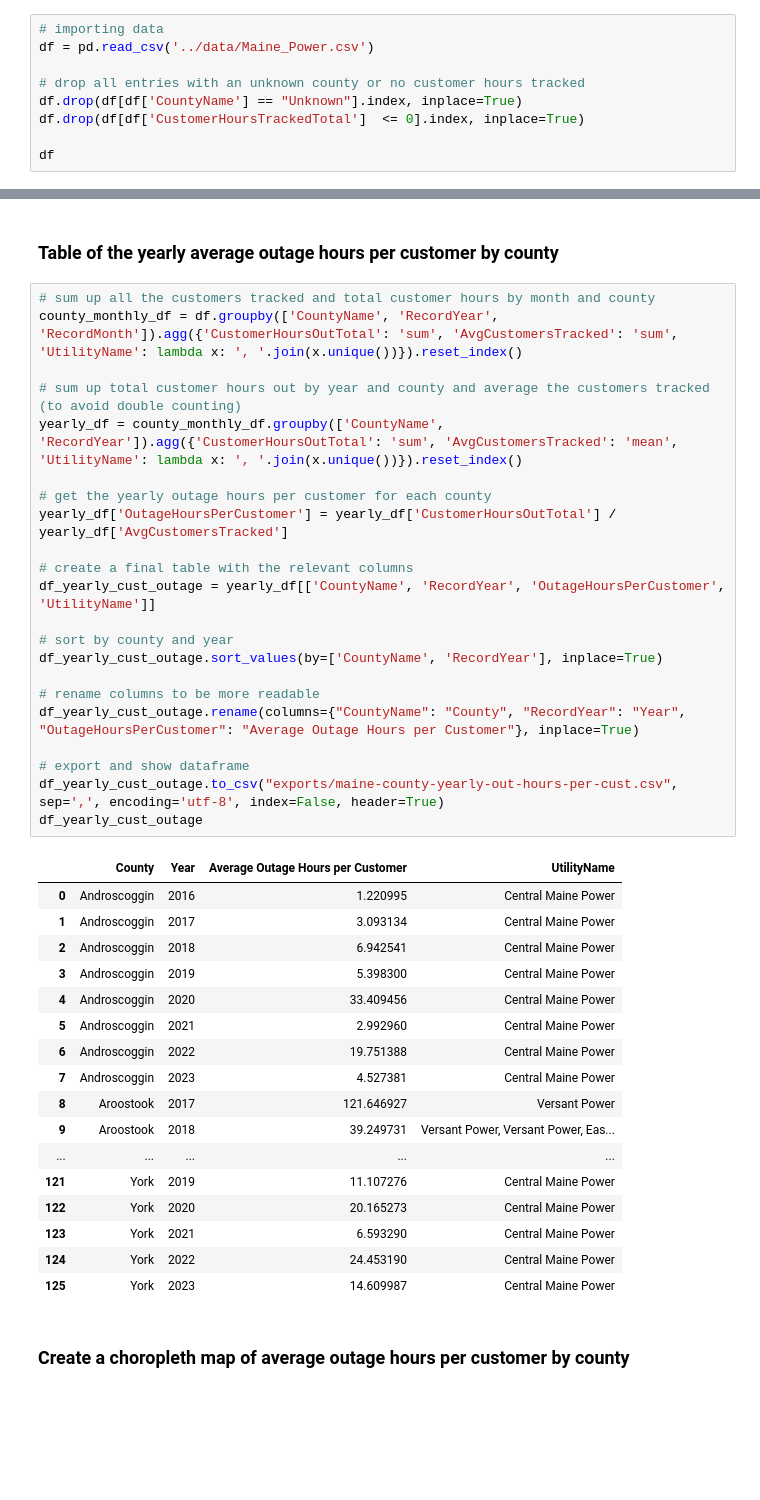
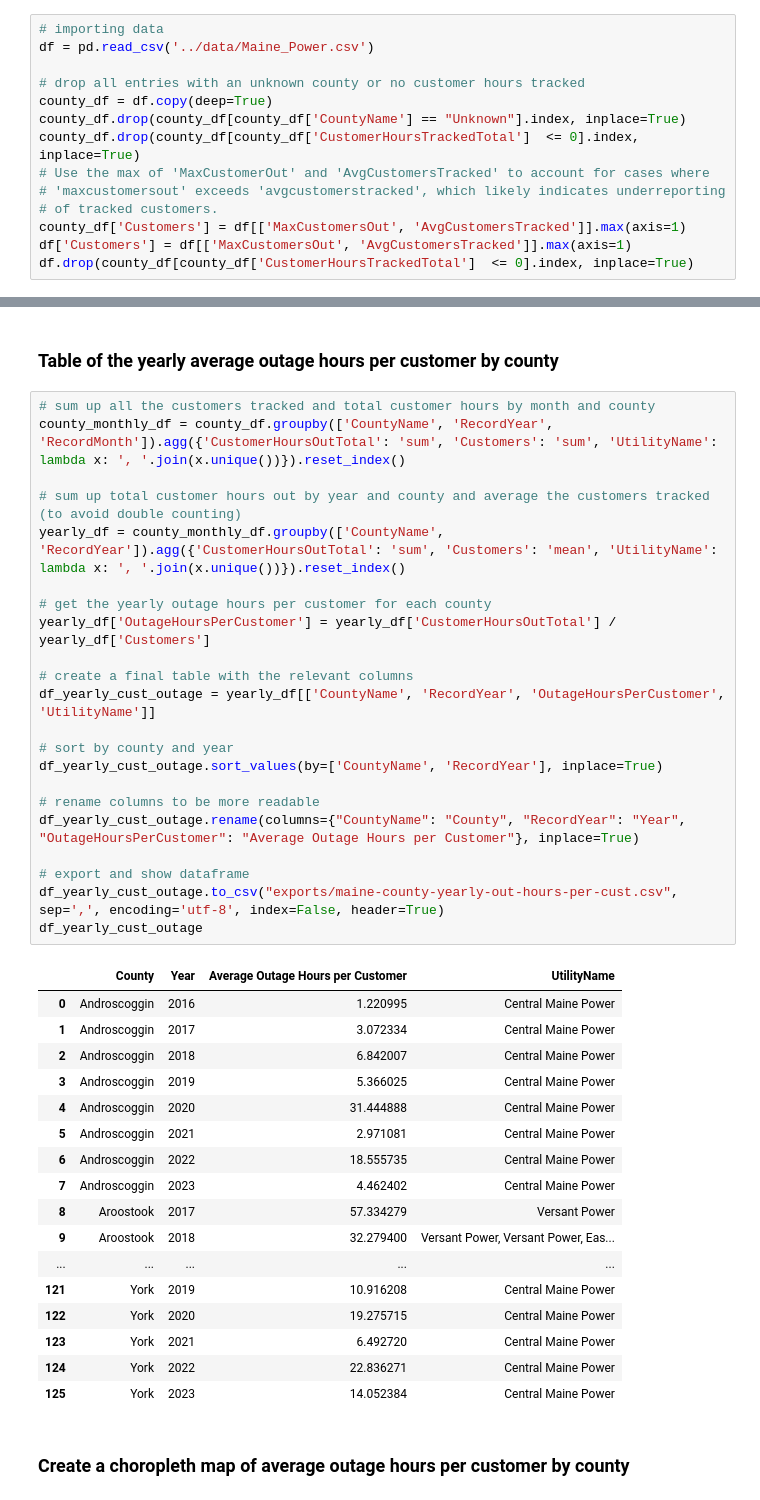
Before and after one commit to willgao23/maine-blackouts, a Jupyter notebook: notebooks/maine-blackout-analysis.ipynb, the cells around one changed output, grey strips where cells are left out. Cells and saved outputs as stored; diff of their text form; blank space fills up the shorter version.

```diff
--- a/notebooks/maine-blackout-analysis.ipynb
+++ b/notebooks/maine-blackout-analysis.ipynb
@@ -19,7 +21,12 @@ pd.options.mode.chained_assignment = None
 df = pd.read_csv('../data/Maine_Power.csv')
 
 # drop all entries with an unknown county or no customer hours tracked
-df.drop(df[df['CountyName'] == "Unknown"].index, inplace=True)
-df.drop(df[df['CustomerHoursTrackedTotal']  <= 0].index, inplace=True)
-
-df
+county_df = df.copy(deep=True)
+county_df.drop(county_df[county_df['CountyName'] == "Unknown"].index, inplace=True)
+county_df.drop(county_df[county_df['CustomerHoursTrackedTotal']  <= 0].index, inplace=True)
+# Use the max of 'MaxCustomerOut' and 'AvgCustomersTracked' to account for cases where
+# 'maxcustomersout' exceeds 'avgcustomerstracked', which likely indicates underreporting
+# of tracked customers.
+county_df['Customers'] = df[['MaxCustomersOut', 'AvgCustomersTracked']].max(axis=1)
+df['Customers'] = df[['MaxCustomersOut', 'AvgCustomersTracked']].max(axis=1)
+df.drop(county_df[county_df['CustomerHoursTrackedTotal']  <= 0].index, inplace=True)
@@ -41,44 +34,44 @@ df
 ### Table of the yearly average outage hours per customer by county
 # %%
 # sum up all the customers tracked and total customer hours by month and county
-county_monthly_df = df.groupby(['CountyName', 'RecordYear', 'RecordMonth']).agg({'CustomerHoursOutTotal': 'sum', 'AvgCustomersTracked': 'sum', 'UtilityName': lambda x: ', '.join(x.unique())}).reset_index()
+county_monthly_df = county_df.groupby(['CountyName', 'RecordYear', 'RecordMonth']).agg({'CustomerHoursOutTotal': 'sum', 'Customers': 'sum', 'UtilityName': lambda x: ', '.join(x.unique())}).reset_index()
 
 # sum up total customer hours out by year and county and average the customers tracked (to avoid double counting)
-yearly_df = county_monthly_df.groupby(['CountyName', 'RecordYear']).agg({'CustomerHoursOutTotal': 'sum', 'AvgCustomersTracked': 'mean', 'UtilityName': lambda x: ', '.join(x.unique())}).reset_index()
+yearly_df = county_monthly_df.groupby(['CountyName', 'RecordYear']).agg({'CustomerHoursOutTotal': 'sum', 'Customers': 'mean', 'UtilityName': lambda x: ', '.join(x.unique())}).reset_index()
 
 # get the yearly outage hours per customer for each county
-yearly_df['OutageHoursPerCustomer'] = yearly_df['CustomerHoursOutTotal'] / yearly_df['AvgCustomersTracked']
+yearly_df['OutageHoursPerCustomer'] = yearly_df['CustomerHoursOutTotal'] / yearly_df['Customers']
 
 # create a final table with the relevant columns
 df_yearly_cust_outage = yearly_df[['CountyName', 'RecordYear', 'OutageHoursPerCustomer', 'UtilityName']]
 
 # sort by county and year
 df_yearly_cust_outage.sort_values(by=['CountyName', 'RecordYear'], inplace=True)
 
 # rename columns to be more readable
 df_yearly_cust_outage.rename(columns={"CountyName": "County", "RecordYear": "Year", "OutageHoursPerCustomer": "Average Outage Hours per Customer"}, inplace=True)
 
 # export and show dataframe
 df_yearly_cust_outage.to_csv("exports/maine-county-yearly-out-hours-per-cust.csv", sep=',', encoding='utf-8', index=False, header=True)
 df_yearly_cust_outage
 # %% [output]
 |  | County | Year | Average Outage Hours per Customer | UtilityName |
 | 0 | Androscoggin | 2016 | 1.220995 | Central Maine Power |
-| 1 | Androscoggin | 2017 | 3.093134 | Central Maine Power |
-| 2 | Androscoggin | 2018 | 6.942541 | Central Maine Power |
-| 3 | Androscoggin | 2019 | 5.398300 | Central Maine Power |
-| 4 | Androscoggin | 2020 | 33.409456 | Central Maine Power |
-| 5 | Androscoggin | 2021 | 2.992960 | Central Maine Power |
-| 6 | Androscoggin | 2022 | 19.751388 | Central Maine Power |
-| 7 | Androscoggin | 2023 | 4.527381 | Central Maine Power |
-| 8 | Aroostook | 2017 | 121.646927 | Versant Power |
-| 9 | Aroostook | 2018 | 39.249731 | Versant Power, Versant Power, Eas... |
+| 1 | Androscoggin | 2017 | 3.072334 | Central Maine Power |
+| 2 | Androscoggin | 2018 | 6.842007 | Central Maine Power |
+| 3 | Androscoggin | 2019 | 5.366025 | Central Maine Power |
+| 4 | Androscoggin | 2020 | 31.444888 | Central Maine Power |
+| 5 | Androscoggin | 2021 | 2.971081 | Central Maine Power |
+| 6 | Androscoggin | 2022 | 18.555735 | Central Maine Power |
+| 7 | Androscoggin | 2023 | 4.462402 | Central Maine Power |
+| 8 | Aroostook | 2017 | 57.334279 | Versant Power |
+| 9 | Aroostook | 2018 | 32.279400 | Versant Power, Versant Power, Eas... |
 | ... | ... | ... | ... | ... |
-| 121 | York | 2019 | 11.107276 | Central Maine Power |
-| 122 | York | 2020 | 20.165273 | Central Maine Power |
-| 123 | York | 2021 | 6.593290 | Central Maine Power |
-| 124 | York | 2022 | 24.453190 | Central Maine Power |
-| 125 | York | 2023 | 14.609987 | Central Maine Power |
+| 121 | York | 2019 | 10.916208 | Central Maine Power |
+| 122 | York | 2020 | 19.275715 | Central Maine Power |
+| 123 | York | 2021 | 6.492720 | Central Maine Power |
+| 124 | York | 2022 | 22.836271 | Central Maine Power |
+| 125 | York | 2023 | 14.052384 | Central Maine Power |
 # %% [markdown]
 ### Create a choropleth map of average outage hours per customer by county
 # %%
```
Also changed, not shown: parts of 18 cells of this notebook, 19 other files.
